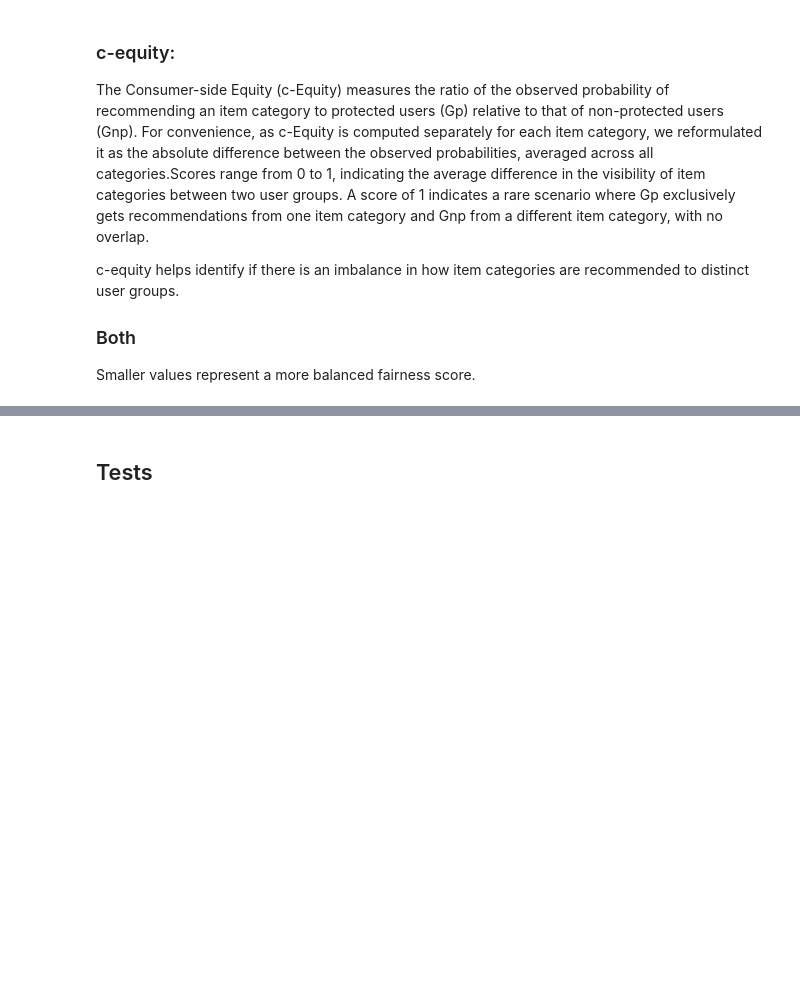
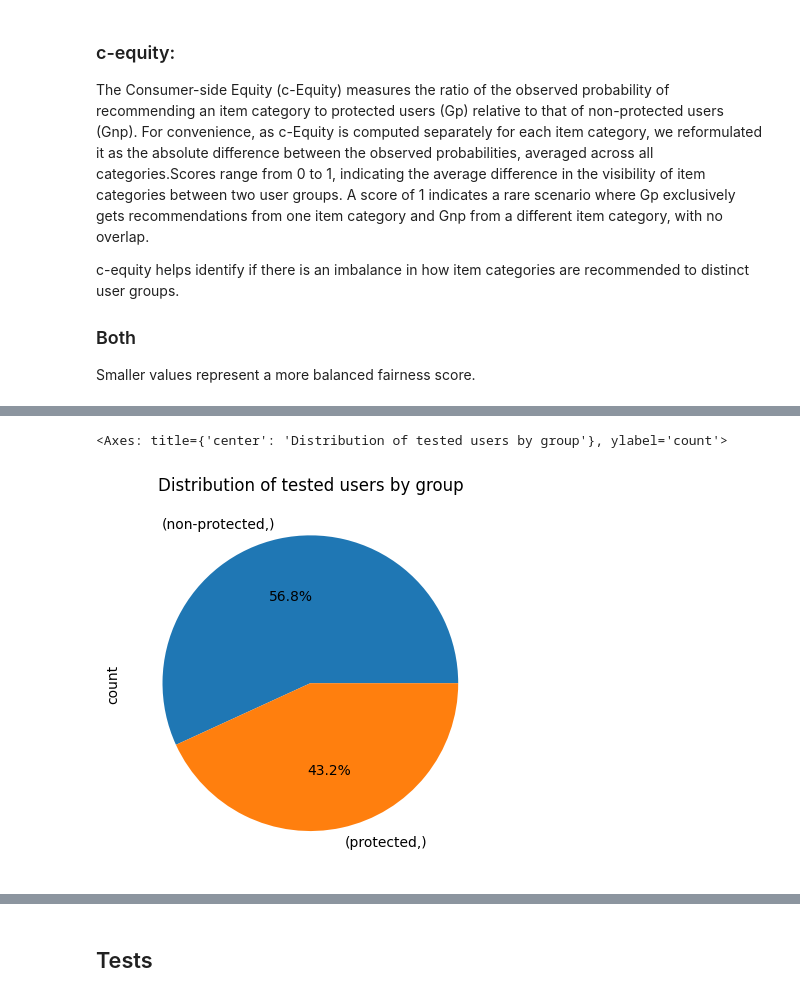
Before and after one commit to edualvss/fair_neighborhood, a Jupyter notebook: notebooks/ML1M-Agentic.ipynb, the cells around one changed output, grey strips where cells are left out. Cells and saved outputs as stored; diff of their text form; code cells hidden in the pictures; blank space fills up the shorter version.

```diff
--- a/notebooks/ML1M-Agentic.ipynb
+++ b/notebooks/ML1M-Agentic.ipynb
@@ -1069,0 +1178,5 @@ df_result[['u-parity','c-equity']].plot(xlabel='Iteration', ylabel='Score', titl
+# %%
+pd.DataFrame(pd.Series([get_user_group(tested) for tested in tested_users]),columns=['user_group']).value_counts().plot.pie(autopct='%1.1f%%', title='Distribution of tested users by group')
+# %% [output]
+<Axes: title={'center': 'Distribution of tested users by group'}, ylabel='count'>
+[figure, added]
```
Also changed, not shown: parts of 49 cells of this notebook.
